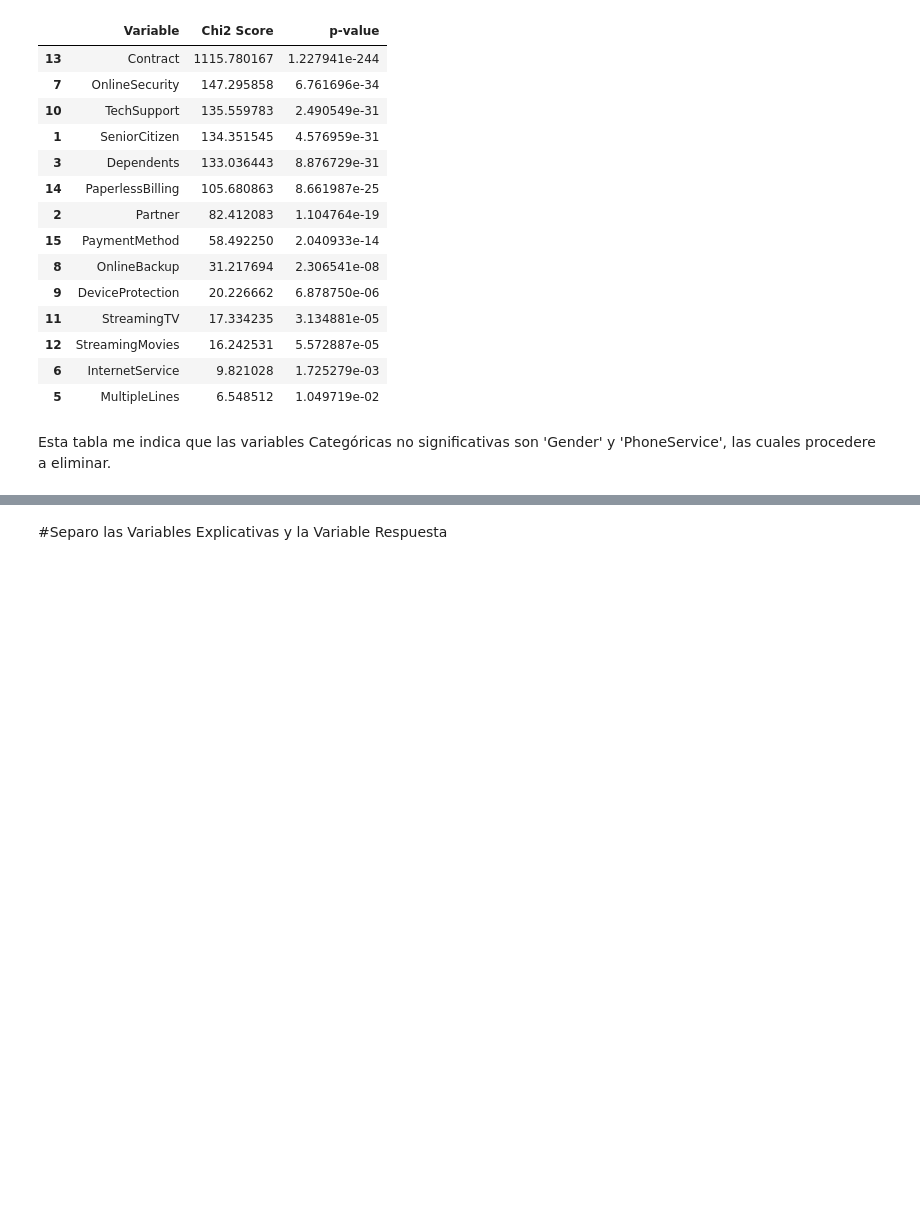
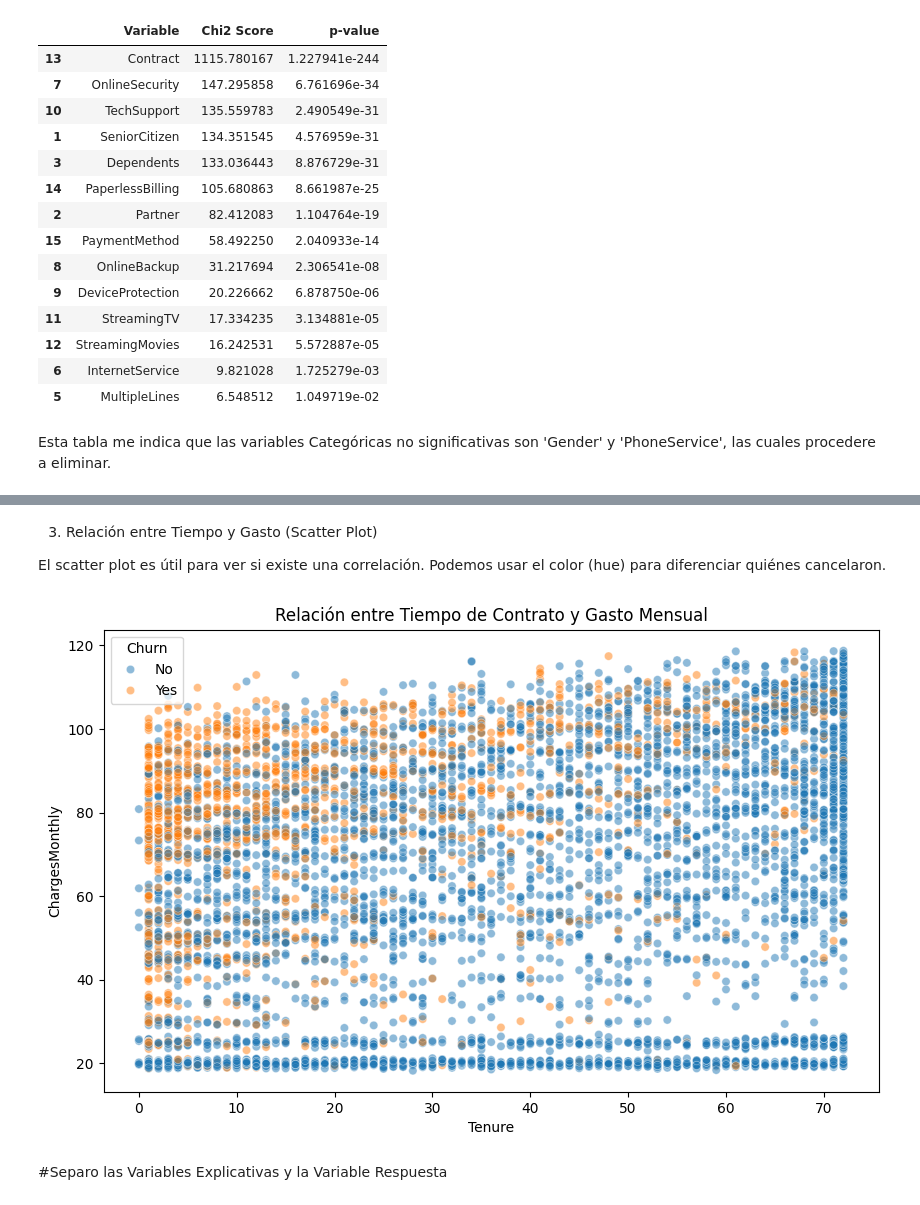
Before and after one commit to rociocelestial/Challenge3-Data-Science, a Jupyter notebook: TelecomX_parte_2.ipynb, the cells around one changed output, grey strips where cells are left out. Cells and saved outputs as stored; diff of their text form; code cells hidden in the pictures; blank space fills up the shorter version.

```diff
--- a/TelecomX_parte_2.ipynb
+++ b/TelecomX_parte_2.ipynb
@@ -222,3 +251,14 @@ datos = datos.drop(columns=['Gender','PhoneService'])
+# %% [markdown]
+3. Relación entre Tiempo y Gasto (Scatter Plot)
+
+El scatter plot es útil para ver si existe una correlación. Podemos usar el color (hue) para diferenciar quiénes cancelaron.
+# %%
+plt.figure(figsize=(10, 6))
+sns.scatterplot(x='Tenure', y='ChargesMonthly', hue='Churn', data=datos, alpha=0.5)
+plt.title('Relación entre Tiempo de Contrato y Gasto Mensual')
+plt.show()
+# %% [output]
+[figure, added]
 # %% [markdown]
 #Separo las Variables Explicativas y la Variable Respuesta
 # %%
```
Also changed, not shown: parts of 17 cells of this notebook.
